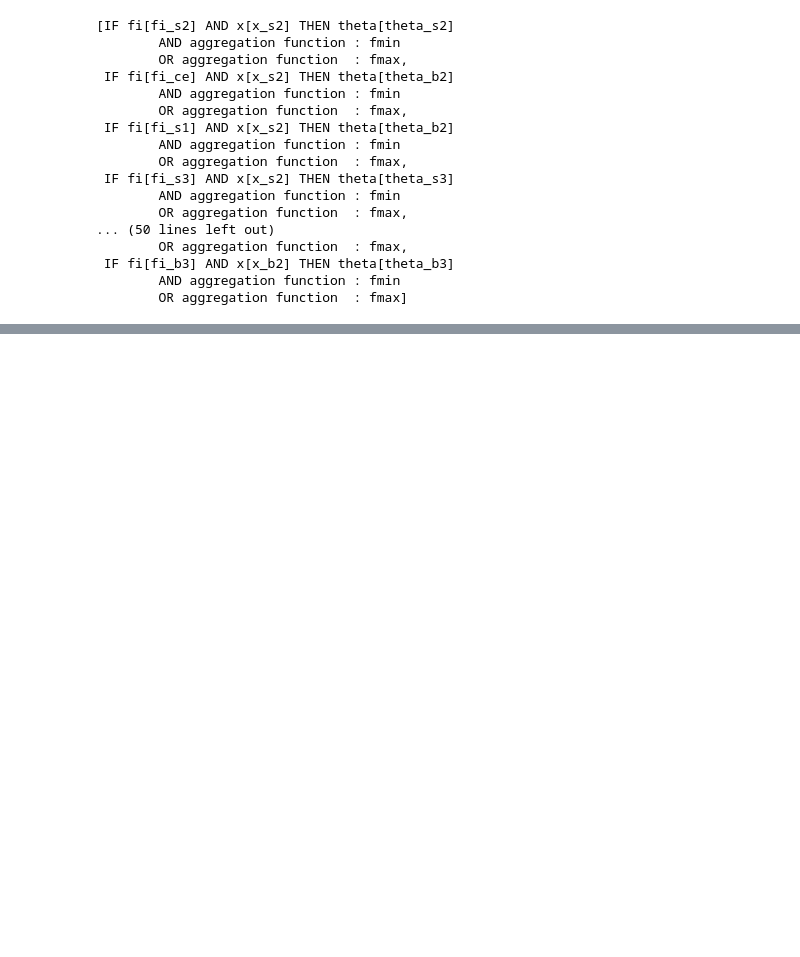
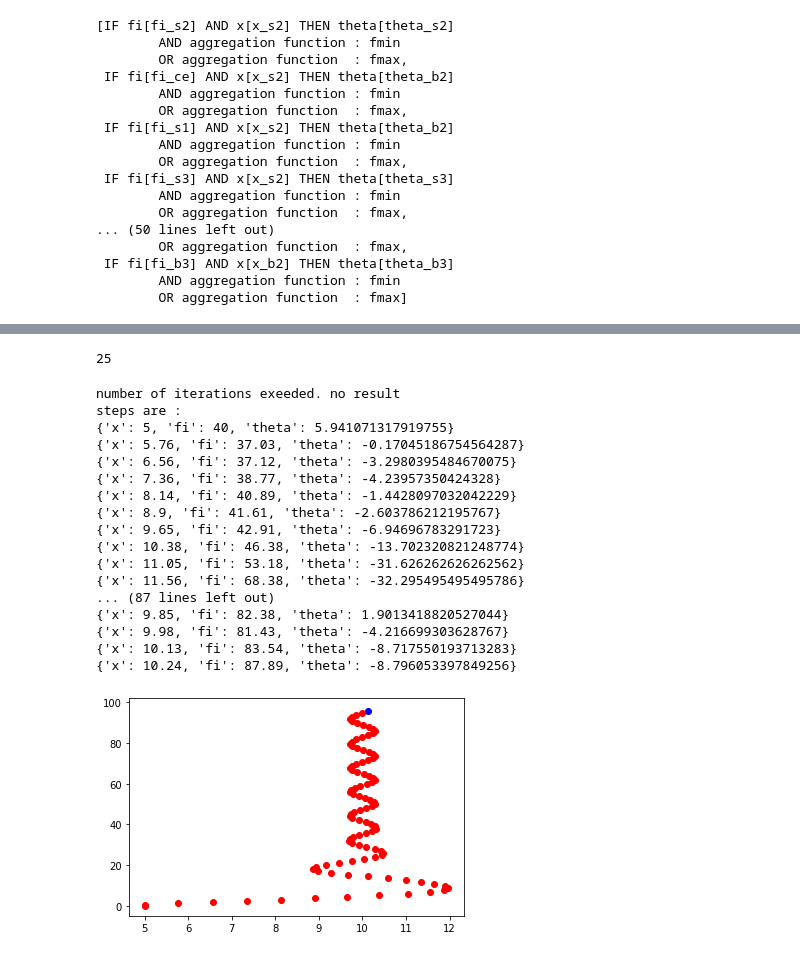
Before and after one commit to fatemehkarimi/computational-intelligence-homeworks, a Jupyter notebook: mamdani_truck.ipynb, the cells around one changed output, grey strips where cells are left out. Cells and saved outputs as stored; diff of their text form; code cells hidden in the pictures; blank space fills up the shorter version.

```diff
--- a/mamdani_truck.ipynb
+++ b/mamdani_truck.ipynb
@@ -1091,0 +1212,25 @@ number of iterations exeeded. no result
+# %%
+len(rules)
+# %% [output]
+25
+# %%
+calculate_test_data(x_test=5, fi_test=40)
+# %% [output]
+number of iterations exeeded. no result
+steps are :
+{'x': 5, 'fi': 40, 'theta': 5.941071317919755}
+{'x': 5.76, 'fi': 37.03, 'theta': -0.17045186754564287}
+{'x': 6.56, 'fi': 37.12, 'theta': -3.2980395484670075}
+{'x': 7.36, 'fi': 38.77, 'theta': -4.23957350424328}
+{'x': 8.14, 'fi': 40.89, 'theta': -1.4428097032042229}
+{'x': 8.9, 'fi': 41.61, 'theta': -2.603786212195767}
+{'x': 9.65, 'fi': 42.91, 'theta': -6.94696783291723}
+{'x': 10.38, 'fi': 46.38, 'theta': -13.702320821248774}
+{'x': 11.05, 'fi': 53.18, 'theta': -31.626262626262562}
+{'x': 11.56, 'fi': 68.38, 'theta': -32.295495495495786}
+... (87 lines left out)
+{'x': 9.85, 'fi': 82.38, 'theta': 1.9013418820527044}
+{'x': 9.98, 'fi': 81.43, 'theta': -4.216699303628767}
+{'x': 10.13, 'fi': 83.54, 'theta': -8.717550193713283}
+{'x': 10.24, 'fi': 87.89, 'theta': -8.796053397849256}
+[figure, added]
```
Also changed, not shown: parts of 13 cells of this notebook.
